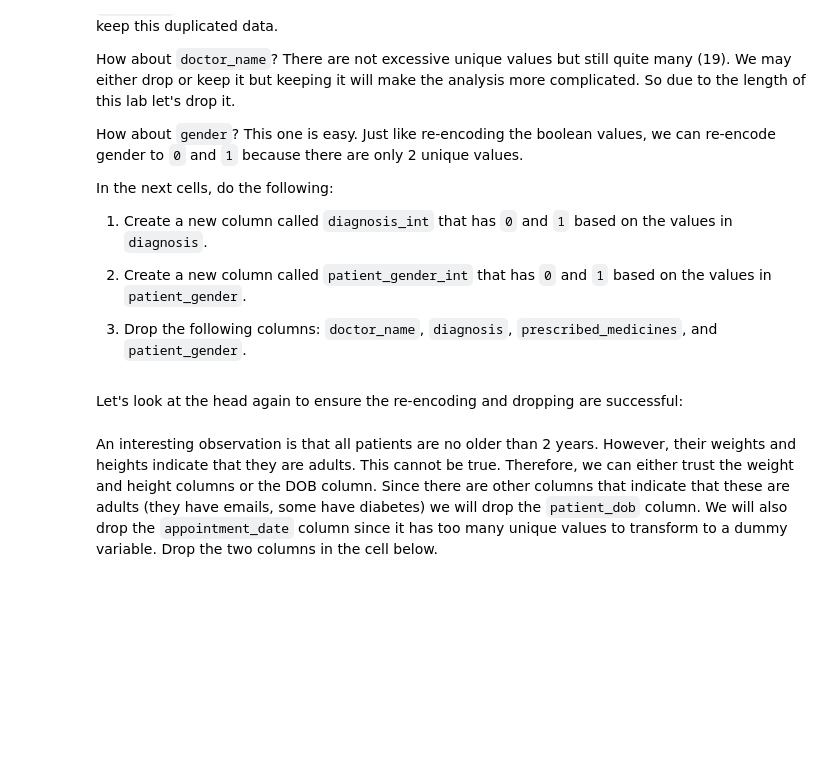
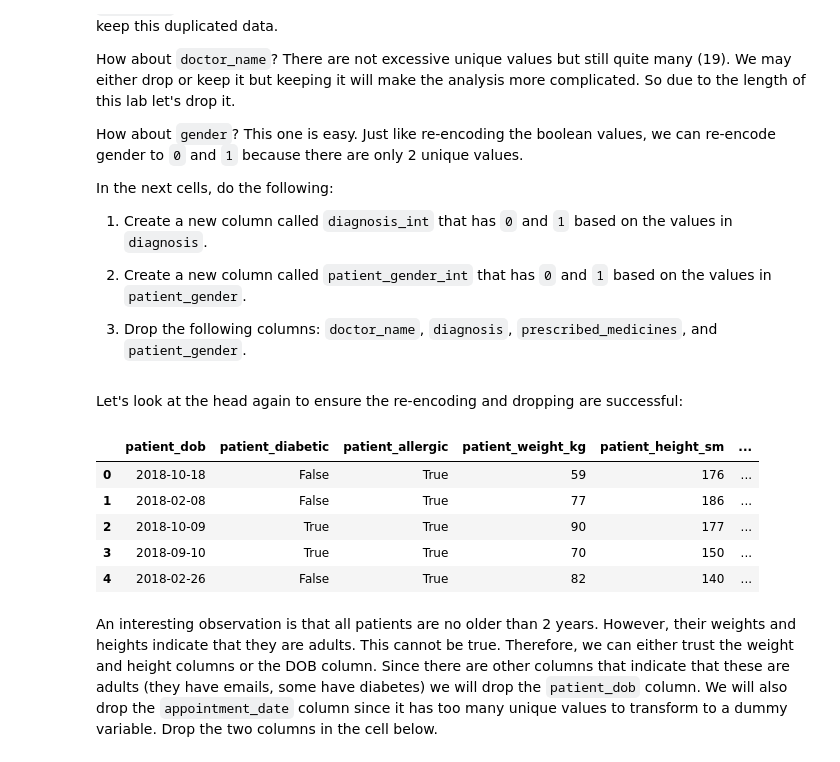
Before and after one commit to saulrubio75/lab-sklearn-and-unsupervised-learning, a Jupyter notebook: your-code/main.ipynb, the cells around one changed output. Saved outputs shown, nothing was run; the diff lists cells and outputs as text; code cells hidden in the pictures; blank space fills up the shorter version.

```diff
--- a/your-code/main.ipynb
+++ b/your-code/main.ipynb
@@ -128,7 +277,13 @@ For the `prescribed_medicines` column, fill the missing values with the value `n
+# %%
+# Your code here:
+patients.prescribed_medicines.fillna('no prescription', inplace=True)
+patients.diagnosis.fillna('no diagnosis', inplace=True)
 # %% [markdown]
 How about `doctor_name`? Since a doctor visit without a doctor name might not be meaningful, we will drop these rows.
 # %%
 # Your code here:
+
+patients.doctor_name.dropna(inplace=True)
 # %% [markdown]
 #### Another step in preprocessing that can be performed by scikit-learn is label encoding.
 
@@ -140,3 +293,12 @@ In the cell below, import the label encoder and encode the 4 boolean columns (*p
+# %%
+# Your code here:
+from sklearn.preprocessing import LabelEncoder
+
+LE = LabelEncoder()
+patients['pat_diabetic_encoded'] = LE.fit_transform(patients.patient_diabetic)
+patients['pat_allergic_encoded'] = LE.fit_transform(patients.patient_allergic)
+patients['pat_show_encoded'] = LE.fit_transform(patients.patient_show)
+patients['pat_regular_encoded'] = LE.fit_transform(patients.is_regular_visit)
 # %% [markdown]
 Print the data dtypes to confirm those four `bool` columns are converted to `int64`.
 # %%
@@ -172,7 +373,20 @@ In the next cells, do the following:
+# %%
+# Your code here:
+patients['diagnosis_int'] = np.where(patients.diagnosis == 'no diagnosis', 0, 1)
+patients['patient_gender_ind'] = np.where(patients.patient_gender == 'Female', 0, 1)
+patients.drop(columns=['doctor_name', 'diagnosis', 'prescribed_medicines', 'patient_gender'], inplace=True)
 # %% [markdown]
 Let's look at the head again to ensure the re-encoding and dropping are successful:
 # %%
 # Your code here:
+patients.head()
+# %% [output]
+|  | patient_dob | patient_diabetic | patient_allergic | patient_weight_kg | patient_height_sm | ... |
+| 0 | 2018-10-18 | False | True | 59 | 176 | ... |
+| 1 | 2018-02-08 | False | True | 77 | 186 | ... |
+| 2 | 2018-10-09 | True | True | 90 | 177 | ... |
+| 3 | 2018-09-10 | True | True | 70 | 150 | ... |
+| 4 | 2018-02-26 | False | True | 82 | 140 | ... |
 # %% [markdown]
 An interesting observation is that all patients are no older than 2 years. However, their weights and heights indicate that they are adults. This cannot be true. Therefore, we can either trust the weight and height columns or the DOB column. Since there are other columns that indicate that these are adults (they have emails, some have diabetes) we will drop the `patient_dob` column. We will also drop the `appointment_date` column since it has too many unique values to transform to a dummy variable. Drop the two columns in the cell below.
 # %%
```
Also changed, not shown: parts of 35 cells of this notebook.
